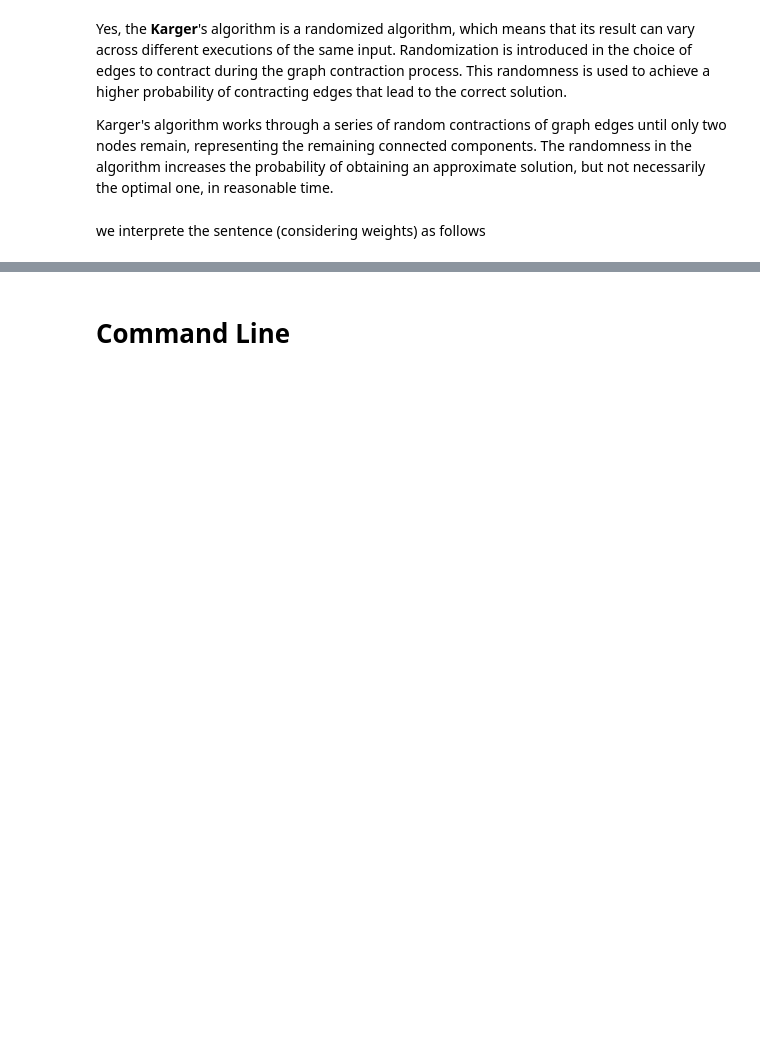
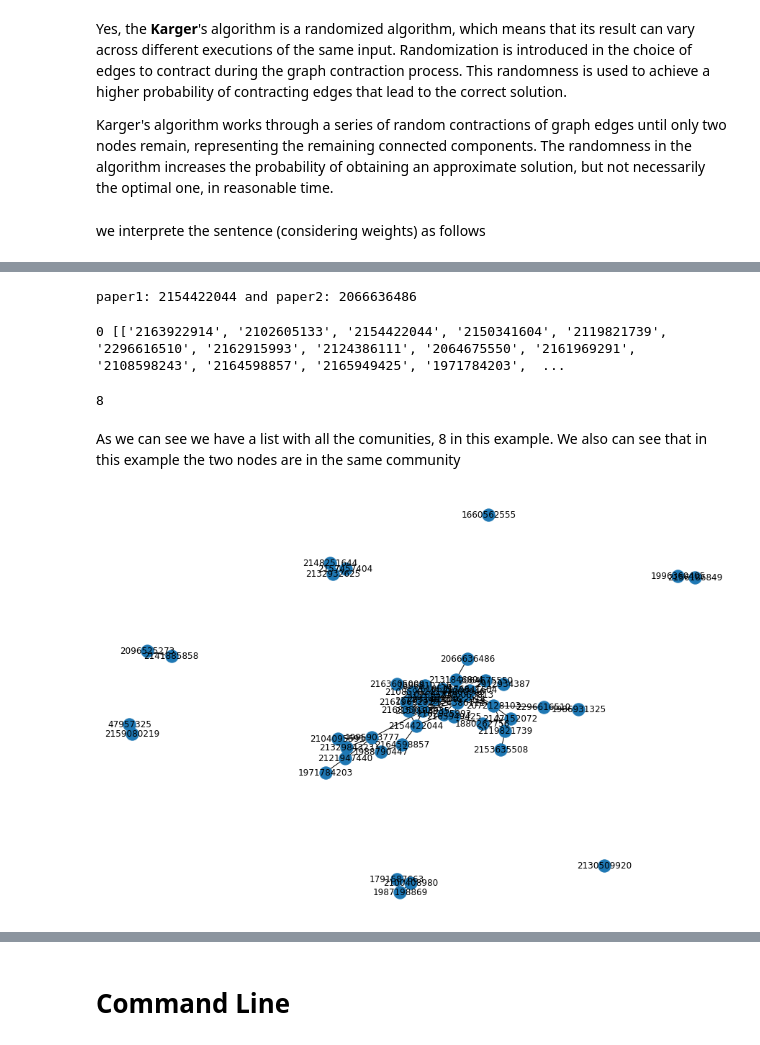
Before and after one commit to marinazanoni/HM5_ADM, a Jupyter notebook: main.ipynb, the cells around one changed output, grey strips where cells are left out. Drawn from its saved outputs; the diff is of its cells as text; code cells hidden in the pictures; blank space fills up the shorter version.

```diff
--- a/main.ipynb
+++ b/main.ipynb
@@ -962,0 +771,32 @@ NetworkXError: The node 22 is not in the graph.
+# %%
+G1 =nx.node_link_graph(nx.node_link_data(G_citation))
+# %%
+G_undirected = G1.to_undirected()
+degree_centrality = nx.degree_centrality(G_undirected)
+#we decided to use the 50 top Nodes for the test
+top_N_nodes = sorted(degree_centrality, key=degree_centrality.get, reverse=True)[:50]
+random.seed(1234)
+paper1, paper2 = random.sample(top_N_nodes, 2)
+# %%
+print(f'paper1: {paper1} and paper2: {paper2}')
+# %% [output]
+paper1: 2154422044 and paper2: 2066636486
+# %%
+min_edge_removed, communities, same_community = functionality5(G1, N=50, paper1='2154422044', paper2='2066636486')
+print(min_edge_removed, communities, same_community)
+# %% [output]
+0 [['2163922914', '2102605133', '2154422044', '2150341604', '2119821739', '2296616510', '2162915993', '2124386111', '2064675550', '2161969291', '2108598243', '2164598857', '2165949425', '1971784203',  ...
+# %%
+num_communities = len(communities)
+num_communities
+# %% [output]
+8
+# %% [markdown]
+As we can see we have a list with all the comunities, 8 in this example.
+We also can see that in this example the two nodes are in the same community
+# %%
+plt.figure(figsize=(12, 8))
+G_N = G_undirected.subgraph(top_N_nodes)
+nx.draw(G_N, with_labels = True)
+# %% [output]
+[figure, added]
```
Also changed, not shown: parts of 33 cells of this notebook.
